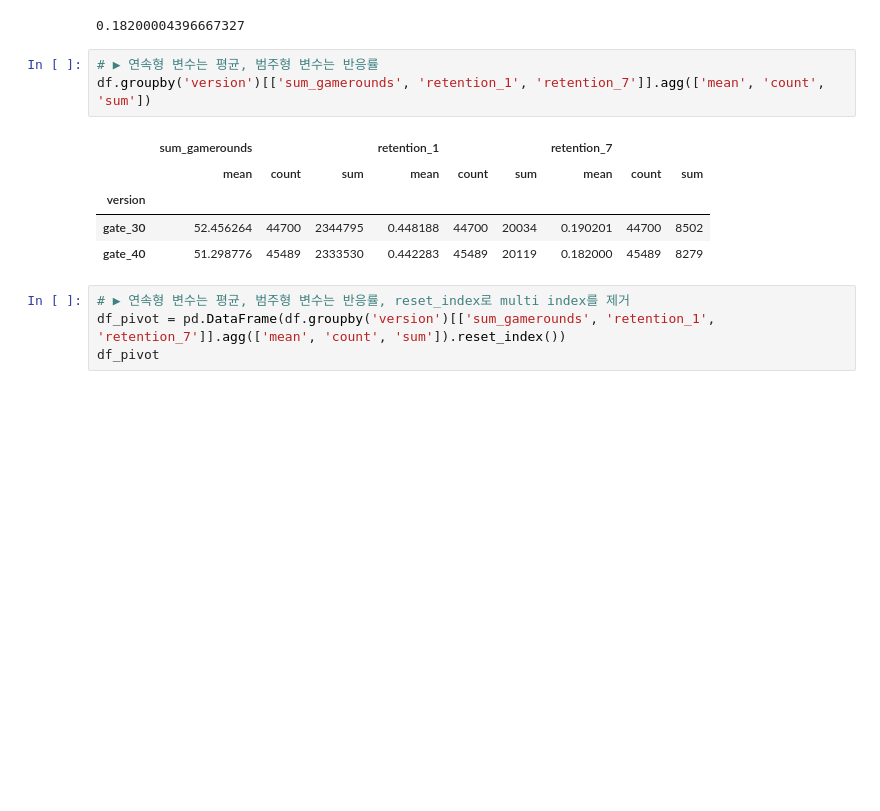
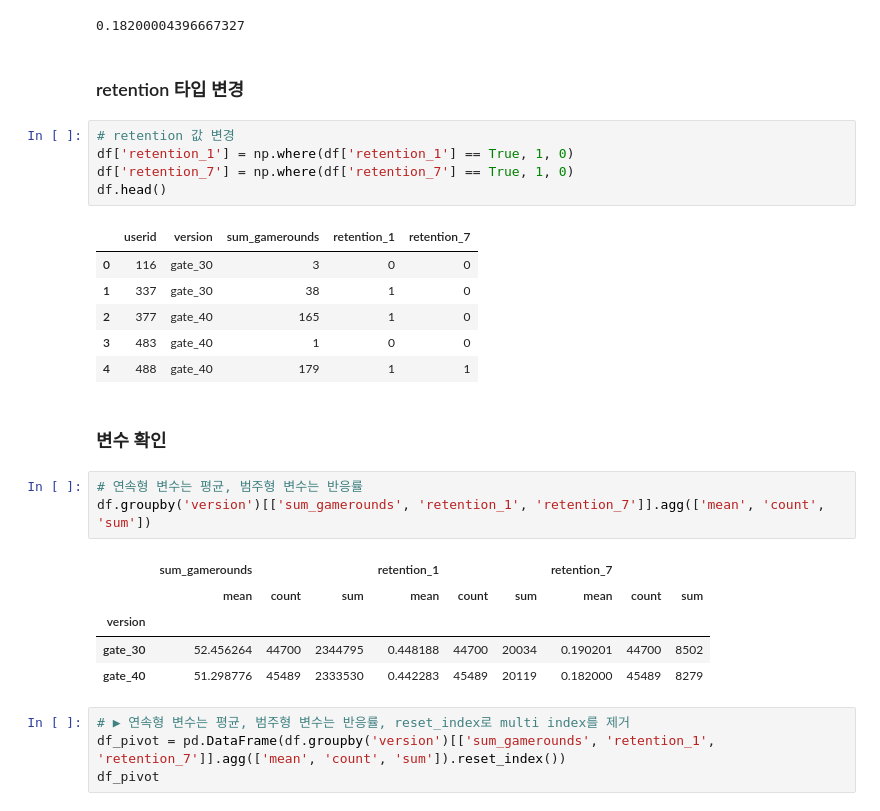
Before and after one commit to seonydg/ml-A-B-test-mobile-games-version-up, a Jupyter notebook: A-B-test-mobile-games-version-up.ipynb, the cells around one changed output. Saved outputs shown, nothing was run; the diff lists cells and outputs as text; blank space fills up the shorter version.

```diff
--- a/A-B-test-mobile-games-version-up.ipynb
+++ b/A-B-test-mobile-games-version-up.ipynb
@@ -192,8 +208,24 @@ Name: retention_7, dtype: int64
 8279 / (20119 + 25370)
 # %% [output]
 0.18200004396667327
+# %% [markdown]
+### retention 타입 변경
+# %%
+# retention 값 변경
+df['retention_1'] = np.where(df['retention_1'] == True, 1, 0)
+df['retention_7'] = np.where(df['retention_7'] == True, 1, 0)
+df.head()
+# %% [output]
+|  | userid | version | sum_gamerounds | retention_1 | retention_7 |
+| 0 | 116 | gate_30 | 3 | 0 | 0 |
+| 1 | 337 | gate_30 | 38 | 1 | 0 |
+| 2 | 377 | gate_40 | 165 | 1 | 0 |
+| 3 | 483 | gate_40 | 1 | 0 | 0 |
+| 4 | 488 | gate_40 | 179 | 1 | 1 |
+# %% [markdown]
+### 변수 확인
 # %%
-# ▶ 연속형 변수는 평균, 범주형 변수는 반응률
+# 연속형 변수는 평균, 범주형 변수는 반응률
 df.groupby('version')[['sum_gamerounds', 'retention_1', 'retention_7']].agg(['mean', 'count', 'sum'])
 # %% [output]
 |  | sum_gamerounds |  |  | retention_1 |  |  | retention_7 |  |  |
```
Also changed, not shown: parts of 9 cells of this notebook.
